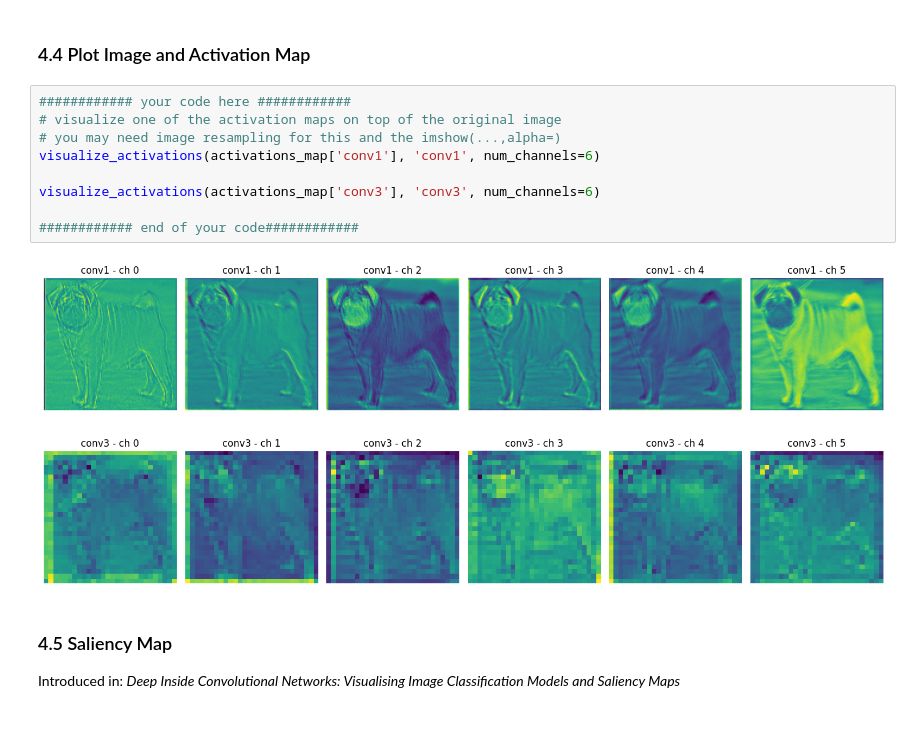
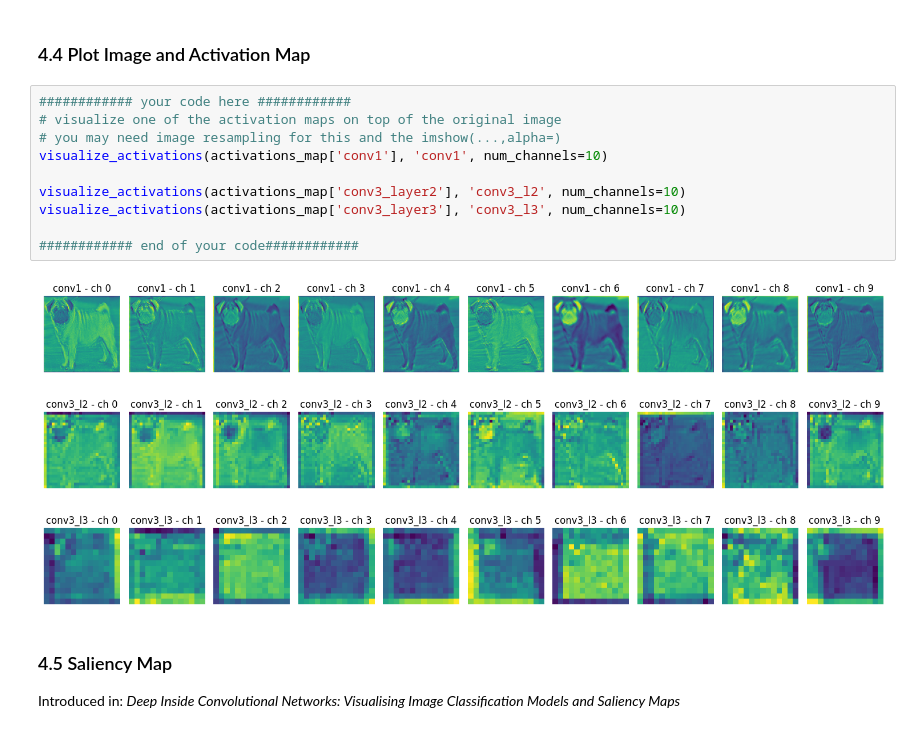
Before and after one commit to RyanQchiqache/Machine-Deep-Learning-Center, a Jupyter notebook: ComputerVisionCourse/Exercise04/ex4.ipynb, the cells around one changed output. Cells and saved outputs as stored; diff of their text form.

```diff
--- a/ComputerVisionCourse/Exercise04/ex4.ipynb
+++ b/ComputerVisionCourse/Exercise04/ex4.ipynb
@@ -396,15 +375,17 @@ def visualize_activations(activation_tensor, layer_name, num_channels=6):
 # %%
 ############ your code here ############
 # visualize one of the activation maps on top of the original image
 # you may need image resampling for this and the imshow(...,alpha=)
-visualize_activations(activations_map['conv1'], 'conv1', num_channels=6)
+visualize_activations(activations_map['conv1'], 'conv1', num_channels=10)
 
-visualize_activations(activations_map['conv3'], 'conv3', num_channels=6)
+visualize_activations(activations_map['conv3_layer2'], 'conv3_l2', num_channels=10)
+visualize_activations(activations_map['conv3_layer3'], 'conv3_l3', num_channels=10)
 
 ############ end of your code############
 # %% [output]
-[figure, old version]
+[figure, new version]
-[figure, old version]
+[figure, new version]
+[figure, added]
 # %% [markdown]
 ### 4.5 Saliency Map
 Introduced in: *Deep Inside Convolutional Networks: Visualising Image Classification Models and Saliency Maps*
```
Also changed, not shown: parts of 7 cells of this notebook, 5 other files.
